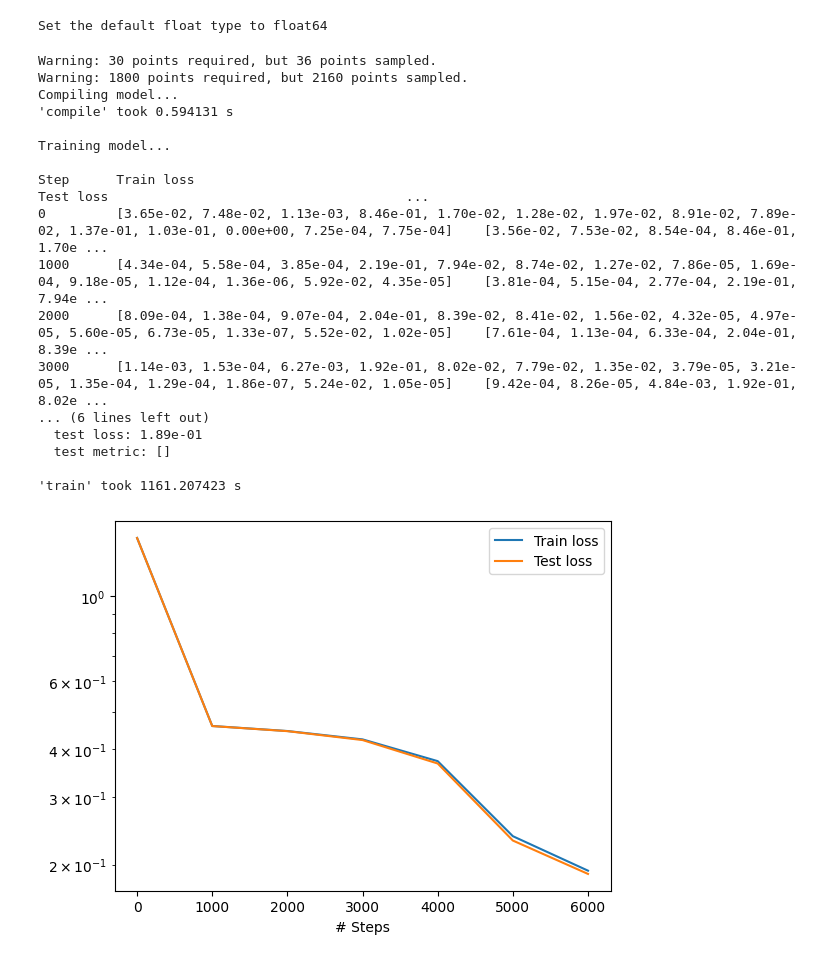
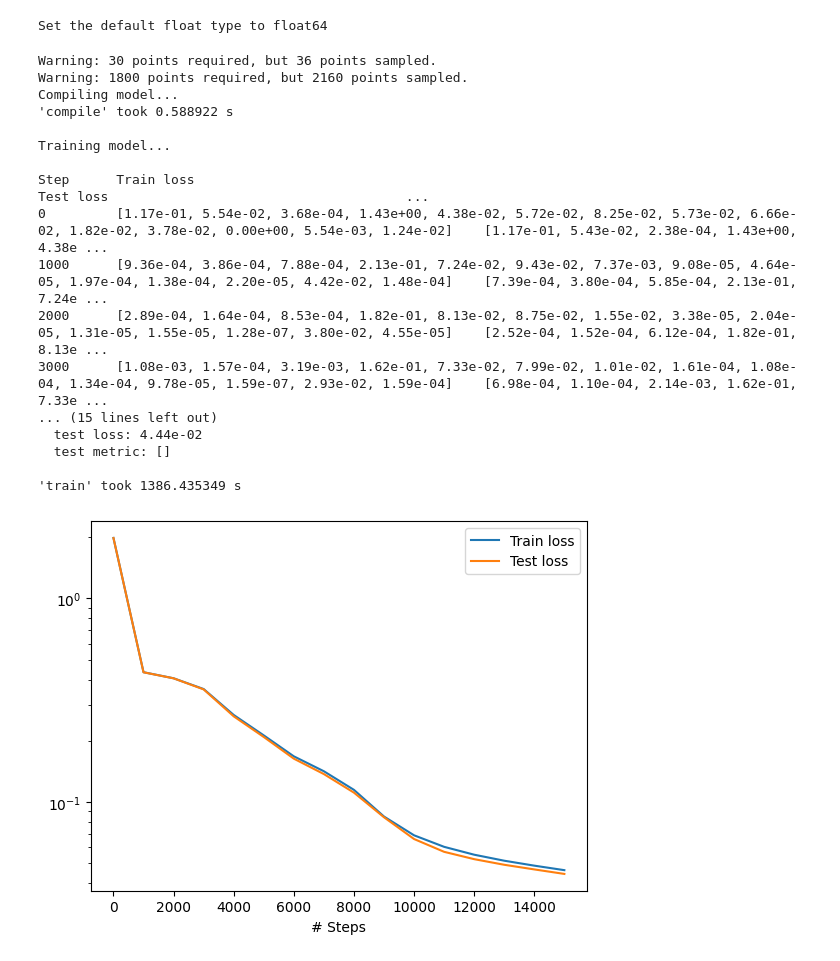
Before and after one commit to DravenPie/PINNFormers-Navier-Stokes-Equations, a Jupyter notebook: TransientCavityFlow_DeepXDE.ipynb, the cells around one changed output. Drawn from its saved outputs; the diff is of its cells as text; code cells hidden in the pictures.

```diff
--- a/TransientCavityFlow_DeepXDE.ipynb
+++ b/TransientCavityFlow_DeepXDE.ipynb
@@ -150,43 +150,43 @@ bcs = [u_t_bc, u_r_bc, u_l_bc, u_b_bc, v_t_bc, v_r_bc, v_l_bc, v_b_bc, p_o_bc, u
 data = dde.data.TimePDE(
     geomtime,
     transient_cavity_flow_pde,
     bcs,
     num_domain=1800,
     num_initial=200,
     num_boundary=250,
     num_test=1800,
 )
 
 # 4 hidden layers with 125 nodes each + hyperbolic tangent activation function + glorot normal initializer
 net = dde.nn.FNN([3] + 4 * [125] + [3], "tanh", "Glorot normal")
 
 model = dde.Model(data, net)
 
 # Adam optimizer + 0.0001 leraning rate
 model.compile("adam", lr=1e-5)
 
-losshistory, train_state = model.train(iterations=6000)
+losshistory, train_state = model.train(iterations=15000)
 
 dde.saveplot(losshistory, train_state, issave=False, isplot=True)
 # %% [output]
 Warning: 30 points required, but 36 points sampled.
 Warning: 1800 points required, but 2160 points sampled.
 Compiling model...
-'compile' took 0.594131 s
+'compile' took 0.588922 s
 
 Training model...
 
 Step      Train loss                                                                                                                                      Test loss                                      ...
-0         [3.65e-02, 7.48e-02, 1.13e-03, 8.46e-01, 1.70e-02, 1.28e-02, 1.97e-02, 8.91e-02, 7.89e-02, 1.37e-01, 1.03e-01, 0.00e+00, 7.25e-04, 7.75e-04]    [3.56e-02, 7.53e-02, 8.54e-04, 8.46e-01, 1.70e ...
-1000      [4.34e-04, 5.58e-04, 3.85e-04, 2.19e-01, 7.94e-02, 8.74e-02, 1.27e-02, 7.86e-05, 1.69e-04, 9.18e-05, 1.12e-04, 1.36e-06, 5.92e-02, 4.35e-05]    [3.81e-04, 5.15e-04, 2.77e-04, 2.19e-01, 7.94e ...
-2000      [8.09e-04, 1.38e-04, 9.07e-04, 2.04e-01, 8.39e-02, 8.41e-02, 1.56e-02, 4.32e-05, 4.97e-05, 5.60e-05, 6.73e-05, 1.33e-07, 5.52e-02, 1.02e-05]    [7.61e-04, 1.13e-04, 6.33e-04, 2.04e-01, 8.39e ...
-3000      [1.14e-03, 1.53e-04, 6.27e-03, 1.92e-01, 8.02e-02, 7.79e-02, 1.35e-02, 3.79e-05, 3.21e-05, 1.35e-04, 1.29e-04, 1.86e-07, 5.24e-02, 1.05e-05]    [9.42e-04, 8.26e-05, 4.84e-03, 1.92e-01, 8.02e ...
-... (6 lines left out)
-  test loss: 1.89e-01
+0         [1.17e-01, 5.54e-02, 3.68e-04, 1.43e+00, 4.38e-02, 5.72e-02, 8.25e-02, 5.73e-02, 6.66e-02, 1.82e-02, 3.78e-02, 0.00e+00, 5.54e-03, 1.24e-02]    [1.17e-01, 5.43e-02, 2.38e-04, 1.43e+00, 4.38e ...
+1000      [9.36e-04, 3.86e-04, 7.88e-04, 2.13e-01, 7.24e-02, 9.43e-02, 7.37e-03, 9.08e-05, 4.64e-05, 1.97e-04, 1.38e-04, 2.20e-05, 4.42e-02, 1.48e-04]    [7.39e-04, 3.80e-04, 5.85e-04, 2.13e-01, 7.24e ...
+2000      [2.89e-04, 1.64e-04, 8.53e-04, 1.82e-01, 8.13e-02, 8.75e-02, 1.55e-02, 3.38e-05, 2.04e-05, 1.31e-05, 1.55e-05, 1.28e-07, 3.80e-02, 4.55e-05]    [2.52e-04, 1.52e-04, 6.12e-04, 1.82e-01, 8.13e ...
+3000      [1.08e-03, 1.57e-04, 3.19e-03, 1.62e-01, 7.33e-02, 7.99e-02, 1.01e-02, 1.61e-04, 1.08e-04, 1.34e-04, 9.78e-05, 1.59e-07, 2.93e-02, 1.59e-04]    [6.98e-04, 1.10e-04, 2.14e-03, 1.62e-01, 7.33e ...
+... (15 lines left out)
+  test loss: 4.44e-02
   test metric: []
 
-'train' took 1161.207423 s
+'train' took 1386.435349 s
-[figure, old version]
+[figure, new version]
 # %%
 # Testing the model and visualinzg results
 
```
Also changed, not shown: parts of 1 cell of this notebook, 18 other files.
